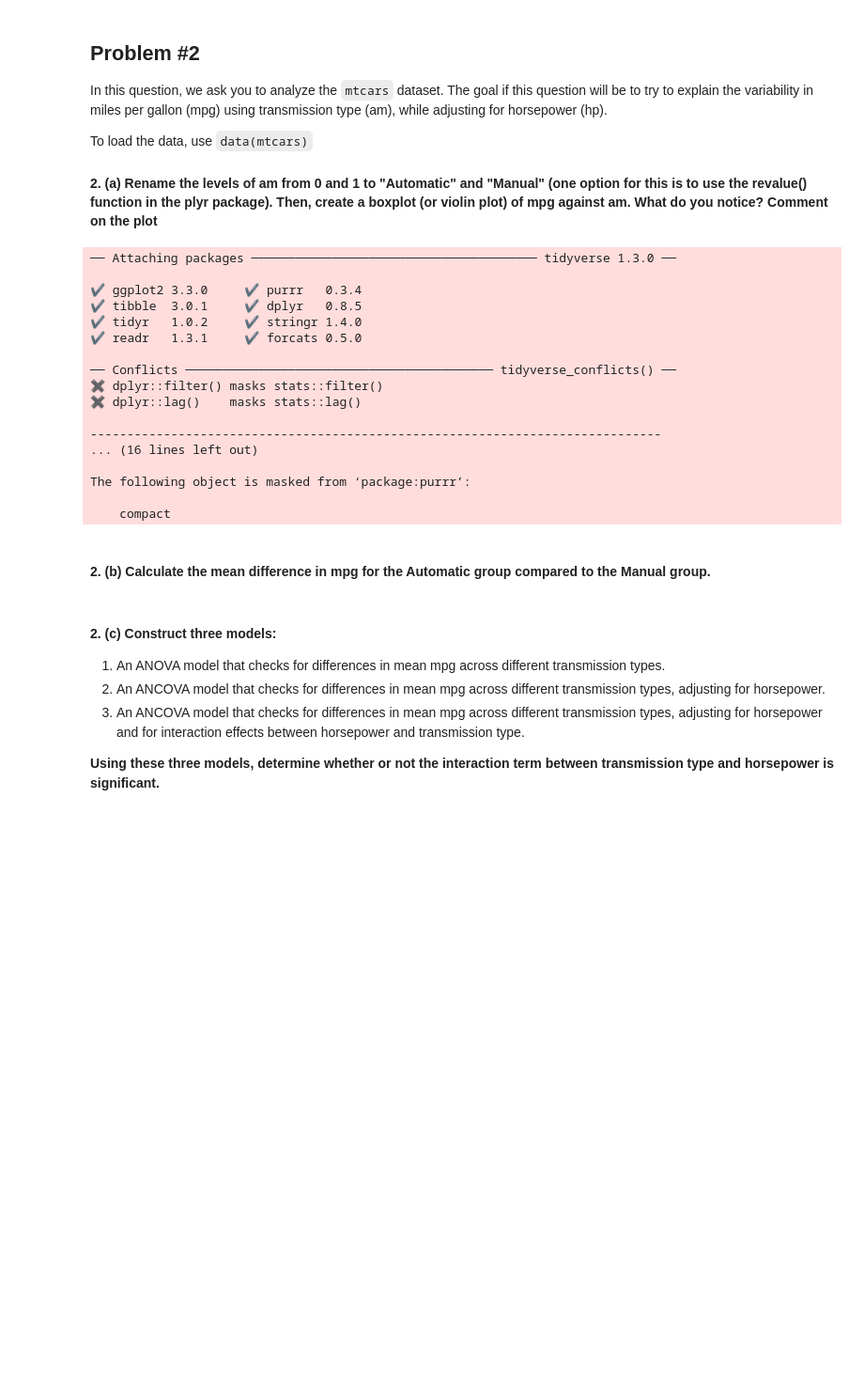
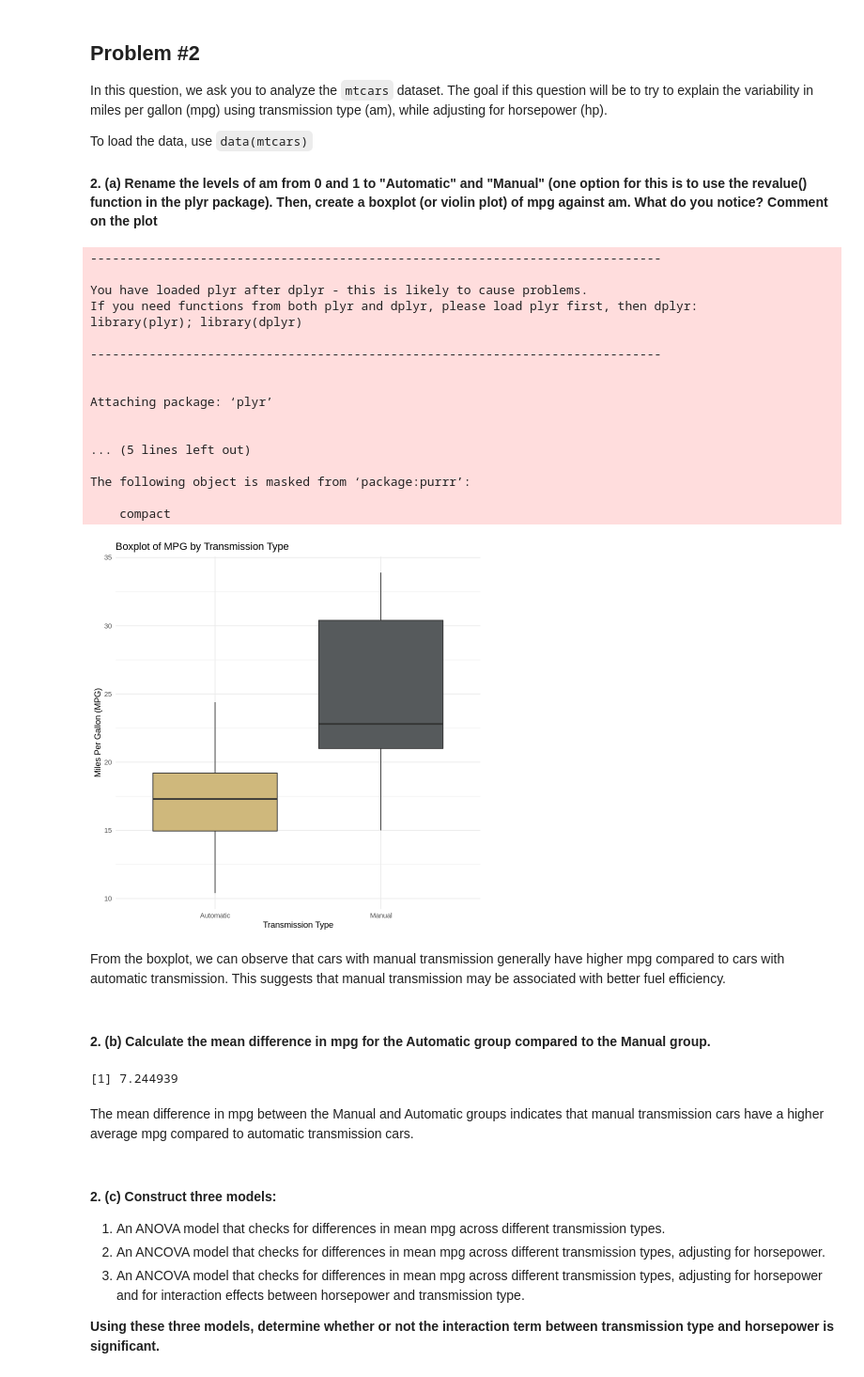
Before and after one commit to dennislamcv1/UniofColStatsModel, a Jupyter notebook: ANOVA and Experimental Design/m1-peer-reviewed.ipynb, the cells around one changed output. Shown at 94% size. Saved outputs shown, nothing was run; the diff lists cells and outputs as text; code cells hidden in the pictures; blank space fills up the shorter version.

````diff
--- a/ANOVA and Experimental Design/m1-peer-reviewed.ipynb
+++ b/ANOVA and Experimental Design/m1-peer-reviewed.ipynb
@@ -133,27 +137,46 @@
 To load the data, use ```data(mtcars)```
 
 #### 2. (a) Rename the levels of am from 0 and 1 to "Automatic" and "Manual" (one option for this is to use the revalue() function in the plyr package). Then, create a boxplot (or violin plot) of mpg against am. What do you notice? Comment on the plot
-# %%
-data(mtcars)
-
-# your code here
-# %% [output]
-── Attaching packages ─────────────────────────────────────── tidyverse 1.3.0 ──
-
-✔ ggplot2 3.3.0     ✔ purrr   0.3.4
-✔ tibble  3.0.1     ✔ dplyr   0.8.5
-✔ tidyr   1.0.2     ✔ stringr 1.4.0
-✔ readr   1.3.1     ✔ forcats 0.5.0
-
-── Conflicts ────────────────────────────────────────── tidyverse_conflicts() ──
-✖ dplyr::filter() masks stats::filter()
-✖ dplyr::lag()    masks stats::lag()
-
-------------------------------------------------------------------------------
-... (16 lines left out)
-
-The following object is masked from ‘package:purrr’:
-
-    compact
+# %%
+library(plyr)
+library(dplyr)
+
+# Load the mtcars dataset
+data(mtcars)
+
+# Rename levels of am
+mtcars$am <- revalue(as.factor(mtcars$am), c("0" = "Automatic", "1" = "Manual"))
+
+# Create a boxplot of mpg against am
+ggplot(mtcars, aes(x = am, y = mpg)) +
+  geom_boxplot(fill = c("#CFB87C", "#565A5C")) +
+  labs(title = "Boxplot of MPG by Transmission Type",
+       x = "Transmission Type",
+       y = "Miles Per Gallon (MPG)") +
+  theme_minimal()
+
+
+# your code here
+# %% [output]
+------------------------------------------------------------------------------
+
+You have loaded plyr after dplyr - this is likely to cause problems.
+If you need functions from both plyr and dplyr, please load plyr first, then dplyr:
+library(plyr); library(dplyr)
+
+------------------------------------------------------------------------------
+
+
+Attaching package: ‘plyr’
+
+
+... (5 lines left out)
+
+The following object is masked from ‘package:purrr’:
+
+    compact
+[figure, added]
+# %% [markdown]
+From the boxplot, we can observe that cars with manual transmission generally have higher mpg compared to cars with automatic transmission. This suggests that manual transmission may be associated with better fuel efficiency.
 # %% [markdown]
 #### 2. (b) Calculate the mean difference in mpg for the Automatic group compared to the Manual group.
@@ -162,3 +183,15 @@ The following object is masked from ‘package:purrr’:
+# %%
+# Calculate mean mpg for each transmission type
+mean_mpg_auto <- mean(mtcars$mpg[mtcars$am == "Automatic"])
+mean_mpg_manual <- mean(mtcars$mpg[mtcars$am == "Manual"])
+
+# Calculate the mean difference
+mean_diff <- mean_mpg_manual - mean_mpg_auto
+mean_diff
+# %% [output]
+[1] 7.244939
+# %% [markdown]
+The mean difference in mpg between the Manual and Automatic groups indicates that manual transmission cars have a higher average mpg compared to automatic transmission cars.
 # %% [markdown]
 #### 2. (c) Construct three models:
 
````
Also changed, not shown: parts of 11 cells of this notebook, 30 other files.
